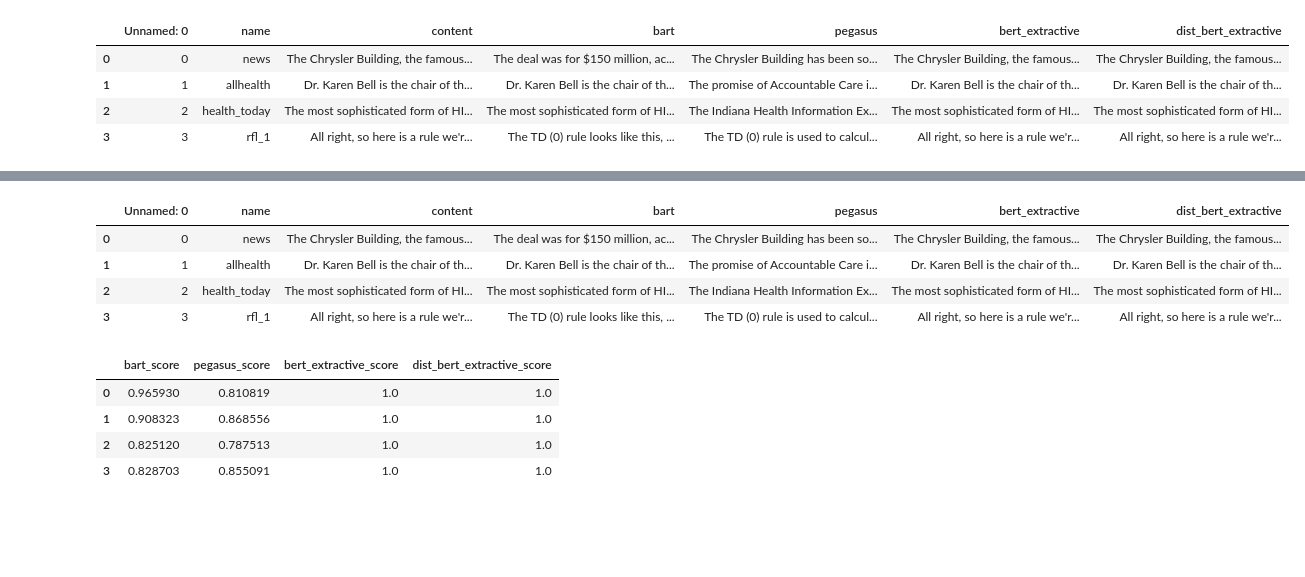
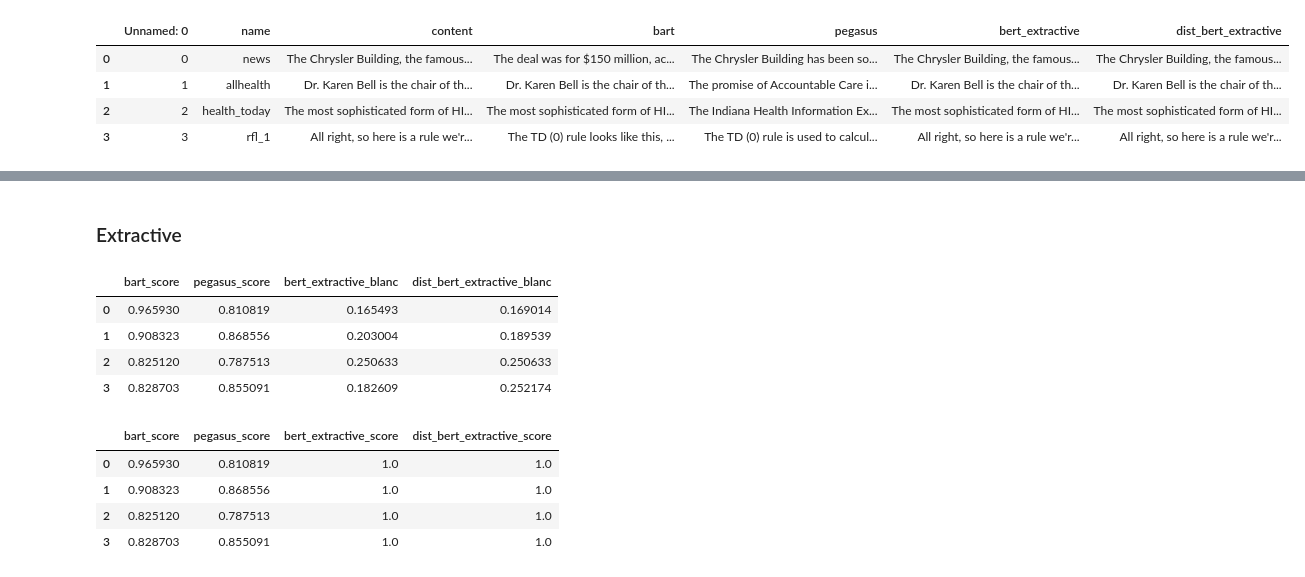
Before and after one commit to Elshan777/Text-Summarization-for-Lecture-Notes, a Jupyter notebook: Evaluate_Summaries.ipynb, the cells around one changed output, grey strips where cells are left out. Cells and saved outputs as stored; diff of their text form; code cells hidden in the pictures; blank space fills up the shorter version.

Commit message:
BLANC score updated

```diff
--- a/Evaluate_Summaries.ipynb
+++ b/Evaluate_Summaries.ipynb
@@ -83,3 +83,8 @@ def evaluate(model, paragraph, summary):
     result = np.append(result, max)
   # return the mean
   return np.mean(result)
+# %%
+from blanc import BlancHelp, BlancTune
+
+# blanc_tune = BlancTune(finetune_mask_evenly=False, show_progress_bar=False)
+blanc_help = BlancHelp(device='cuda')
@@ -88,6 +99,14 @@ metrics = pd.DataFrame()
 # %%
 metrics['bart_score'] = df[['content', 'bart']].apply(lambda x: evaluate(model, x['content'], x['bart']), axis=1)
 metrics['pegasus_score'] = df[['content', 'pegasus']].apply(lambda x: evaluate(model, x['content'], x['pegasus']), axis=1)
+# %%
+df['pegasus_blanc'] = df[['content', 'pegasus']].apply(lambda x: blanc_help.eval_once(x['content'], x['pegasus']), axis=1)
+df['bart_blanc'] = df[['content', 'bart']].apply(lambda x: blanc_help.eval_once(x['content'], x['bart']), axis=1)
+# %% [markdown]
+### Extractive
+# %%
+metrics['bert_extractive_blanc'] = df[['content', 'bert_extractive']].apply(lambda x: blanc_help.eval_once( x['content'], x['bert_extractive']), axis=1)
+metrics['dist_bert_extractive_blanc'] = df[['content', 'dist_bert_extractive']].apply(lambda x: blanc_help.eval_once( x['content'], x['dist_bert_extractive']), axis=1)
 # %%
-metrics['bert_extractive_score'] = df[['content', 'bert_extractive']].apply(lambda x: evaluate(model, x['content'], x['bert_extractive']), axis=1)
-metrics['dist_bert_extractive_score'] = df[['content', 'dist_bert_extractive']].apply(lambda x: evaluate(model, x['content'], x['dist_bert_extractive']), axis=1)
+# metrics['bert_extractive_score'] = df[['content', 'bert_extractive']].apply(lambda x: evaluate(model, x['content'], x['bert_extractive']), axis=1)
+# metrics['dist_bert_extractive_score'] = df[['content', 'dist_bert_extractive']].apply(lambda x: evaluate(model, x['content'], x['dist_bert_extractive']), axis=1)
@@ -97,11 +113,11 @@ metrics['dist_bert_extractive_score'] = df[['content', 'dist_bert_extractive']].
 # %%
-df.head()
+metrics.head()
 # %% [output]
-|  | Unnamed: 0 | name | content | bart | pegasus | bert_extractive | dist_bert_extractive |
-| 0 | 0 | news | The Chrysler Building, the famous... | The deal was for $150 million, ac... | The Chrysler Building has been so... | The Chrysler Building, the famous... | The Chrysler Building, the famous... |
-| 1 | 1 | allhealth | Dr. Karen Bell is the chair of th... | Dr. Karen Bell is the chair of th... | The promise of Accountable Care i... | Dr. Karen Bell is the chair of th... | Dr. Karen Bell is the chair of th... |
-| 2 | 2 | health_today | The most sophisticated form of HI... | The most sophisticated form of HI... | The Indiana Health Information Ex... | The most sophisticated form of HI... | The most sophisticated form of HI... |
-| 3 | 3 | rfl_1 | All right, so here is a rule we'r... | The TD (0) rule looks like this, ... | The TD (0) rule is used to calcul... | All right, so here is a rule we'r... | All right, so here is a rule we'r... |
+|  | bart_score | pegasus_score | bert_extractive_blanc | dist_bert_extractive_blanc |
+| 0 | 0.965930 | 0.810819 | 0.165493 | 0.169014 |
+| 1 | 0.908323 | 0.868556 | 0.203004 | 0.189539 |
+| 2 | 0.825120 | 0.787513 | 0.250633 | 0.250633 |
+| 3 | 0.828703 | 0.855091 | 0.182609 | 0.252174 |
 # %%
 metrics.head()
 # %% [output]
```
Also changed, not shown: parts of 4 cells of this notebook.
